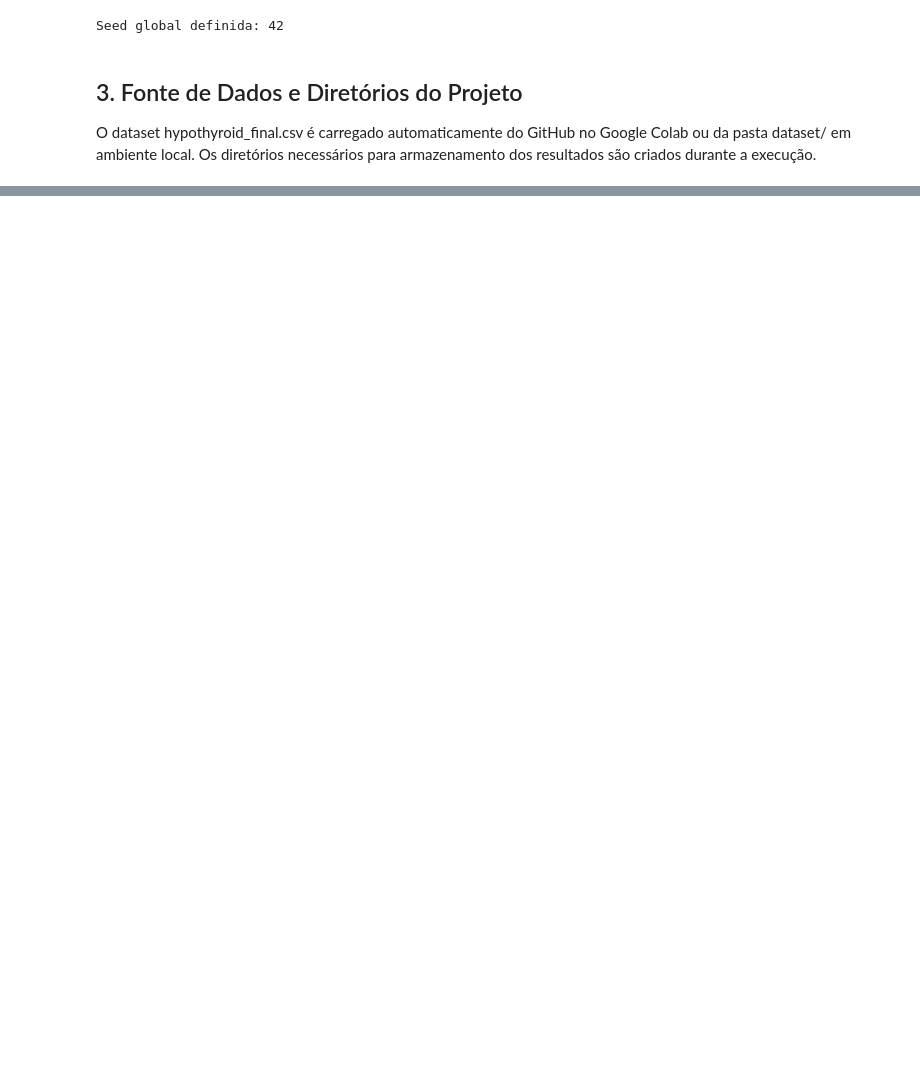
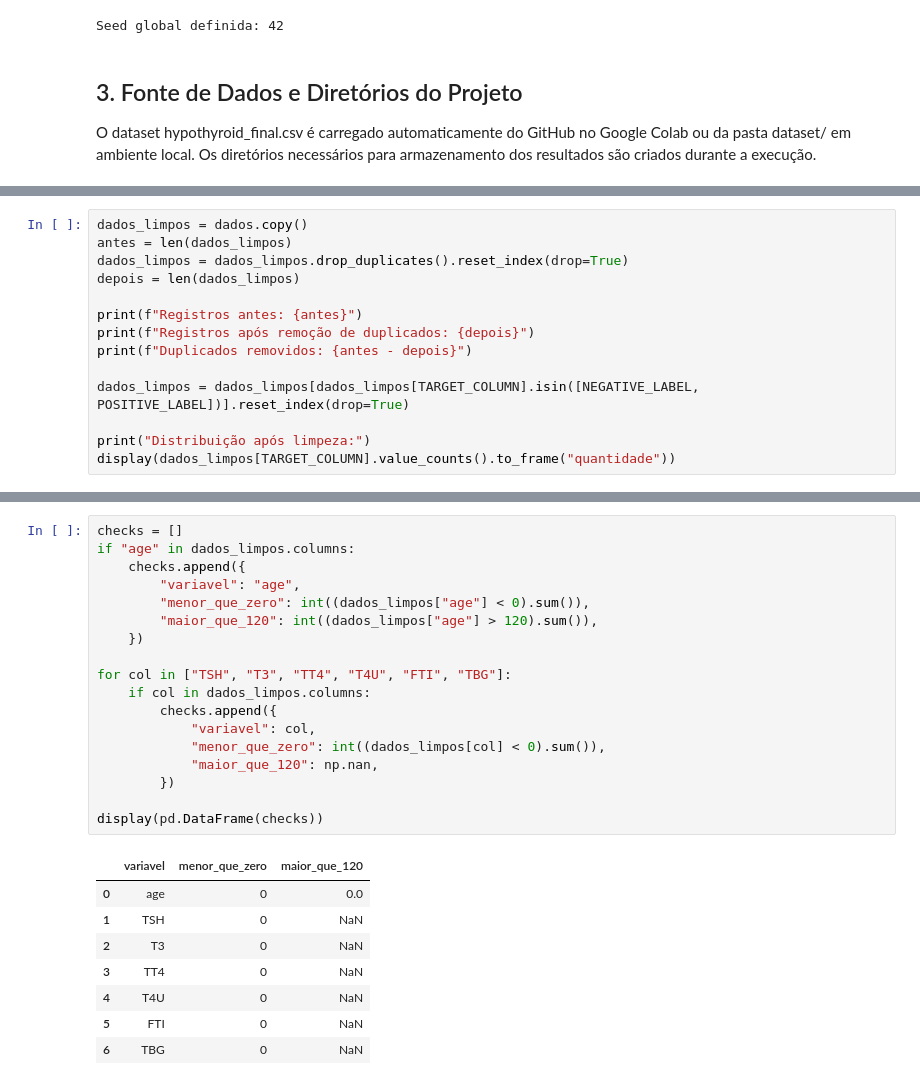
Before and after one commit to Val-Faria/tech-challenge-ia-saude, a Jupyter notebook: 02_otimizacao_hiperparametros_ag.ipynb, the cells around one changed output, grey strips where cells are left out. Drawn from its saved outputs; the diff is of its cells as text; blank space fills up the shorter version.

```diff
--- a/02_otimizacao_hiperparametros_ag.ipynb
+++ b/02_otimizacao_hiperparametros_ag.ipynb
@@ -117,0 +145,14 @@ Diretório de figuras: /content/TechCahllenge_Tireoide/reports/figures
+# %%
+dados_limpos = dados.copy()
+antes = len(dados_limpos)
+dados_limpos = dados_limpos.drop_duplicates().reset_index(drop=True)
+depois = len(dados_limpos)
+
+print(f"Registros antes: {antes}")
+print(f"Registros após remoção de duplicados: {depois}")
+print(f"Duplicados removidos: {antes - depois}")
+
+dados_limpos = dados_limpos[dados_limpos[TARGET_COLUMN].isin([NEGATIVE_LABEL, POSITIVE_LABEL])].reset_index(drop=True)
+
+print("Distribuição após limpeza:")
+display(dados_limpos[TARGET_COLUMN].value_counts().to_frame("quantidade"))
@@ -117,0 +168,27 @@ Diretório de figuras: /content/TechCahllenge_Tireoide/reports/figures
+# %%
+checks = []
+if "age" in dados_limpos.columns:
+    checks.append({
+        "variavel": "age",
+        "menor_que_zero": int((dados_limpos["age"] < 0).sum()),
+        "maior_que_120": int((dados_limpos["age"] > 120).sum()),
+    })
+
+for col in ["TSH", "T3", "TT4", "T4U", "FTI", "TBG"]:
+    if col in dados_limpos.columns:
+        checks.append({
+            "variavel": col,
+            "menor_que_zero": int((dados_limpos[col] < 0).sum()),
+            "maior_que_120": np.nan,
+        })
+
+display(pd.DataFrame(checks))
+# %% [output]
+|  | variavel | menor_que_zero | maior_que_120 |
+| 0 | age | 0 | 0.0 |
+| 1 | TSH | 0 | NaN |
+| 2 | T3 | 0 | NaN |
+| 3 | TT4 | 0 | NaN |
+| 4 | T4U | 0 | NaN |
+| 5 | FTI | 0 | NaN |
+| 6 | TBG | 0 | NaN |
```
Also changed, not shown: parts of 15 cells of this notebook.
